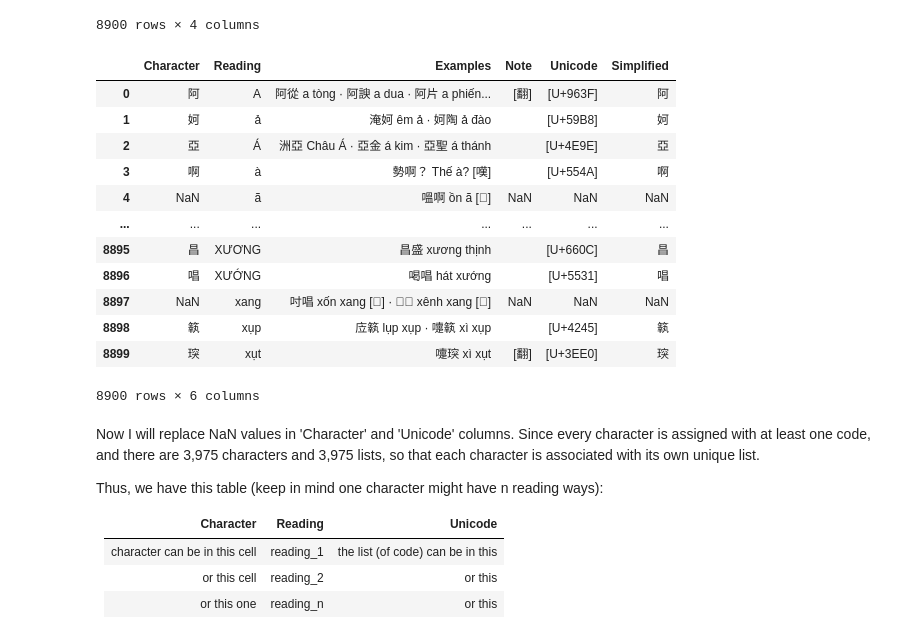
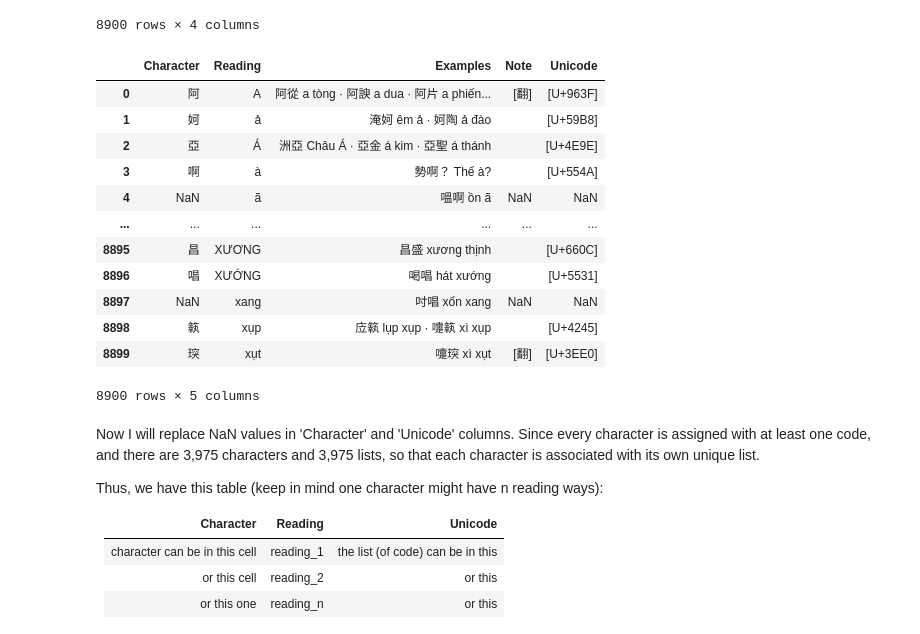
Before and after one commit to Huangphoux/standard-han-nom, a Jupyter notebook: standard_han_nom.ipynb, the cells around one changed output. Saved outputs shown, nothing was run; the diff lists cells and outputs as text; code cells hidden in the pictures.

Commit message:
Remove Notes, Grade, Simplified and Reformed characters

```diff
--- a/standard_han_nom.ipynb
+++ b/standard_han_nom.ipynb
@@ -129,36 +129,35 @@ standard_table_lv1['Unicode'] = standard_table_lv1['Note'].str.findall(r'(U\+[0-
 standard_table_lv1['Unicode'] = standard_table_lv1['Unicode'].apply(lambda x: np.nan if x == [] else x)
 
 standard_table_lv1['Note'] = standard_table_lv1['Note'].str.replace(r'(U\+[0-9A-Fa-f]+)', "", regex=True)
-standard_table_lv1['Note'] = standard_table_lv1['Note'].str.replace('()', "")
-standard_table_lv1['Note'] = standard_table_lv1['Note'].str.replace(' ( )', "")
-standard_table_lv1['Note'] = standard_table_lv1['Note'].str.replace('( ) ', "")
-standard_table_lv1['Note'] = standard_table_lv1['Note'].str.replace('( )', "")
+standard_table_lv1['Note'] = standard_table_lv1['Note'].str.replace(' ?( ?) ?', "", regex=True)
 
+standard_table_lv1['Examples'] = standard_table_lv1['Examples'].str.replace(r' ?(\[.*\]) ?', "", regex=True)
+standard_table_lv1['Examples'] = standard_table_lv1['Examples'].str.strip()
 
 #standard_table_lv1.drop('Note', axis=1, inplace=True)
 # %%
-standard_table_lv1['Simplified'] = standard_table_lv1['Character'].str.findall(r'（(.*)）')
-standard_table_lv1['Simplified'] = standard_table_lv1.apply(
-    lambda row: row['Character'] if row['Simplified'] == [] else row['Simplified'],
-    axis=1
-)
+# standard_table_lv1['Simplified'] = standard_table_lv1['Character'].str.findall(r'（(.*)）')
+# standard_table_lv1['Simplified'] = standard_table_lv1.apply(
+#     lambda row: row['Character'] if row['Simplified'] == [] else row['Simplified'],
+#     axis=1
+# )
 
 standard_table_lv1['Character'] = standard_table_lv1['Character'].str.replace(r'（(.*)）', "", regex=True)
 standard_table_lv1
 # %% [output]
-|  | Character | Reading | Examples | Note | Unicode | Simplified |
-| 0 | 阿 | A | 阿從 a tòng · 阿諛 a dua · 阿片 a phiến... | [翻] | [U+963F] | 阿 |
-| 1 | 妸 | ả | 淹妸 êm ả · 妸陶 ả đào |  | [U+59B8] | 妸 |
-| 2 | 亞 | Á | 洲亞 Châu Á · 亞金 á kim · 亞聖 á thánh |  | [U+4E9E] | 亞 |
-| 3 | 啊 | à | 勢啊？ Thế à? [嘆] |  | [U+554A] | 啊 |
-| 4 | NaN | ã | 嗢啊 ồn ã [𠸨] | NaN | NaN | NaN |
-| ... | ... | ... | ... | ... | ... | ... |
-| 8895 | 昌 | XƯƠNG | 昌盛 xương thịnh |  | [U+660C] | 昌 |
-| 8896 | 唱 | XƯỚNG | 喝唱 hát xướng |  | [U+5531] | 唱 |
-| 8897 | NaN | xang | 吋唱 xốn xang [𠸨] · 𫕸唱 xênh xang [𠸨] | NaN | NaN | NaN |
-| 8898 | 䉅 | xụp | 㡴䉅 lụp xụp · 嚏䉅 xì xụp |  | [U+4245] | 䉅 |
-| 8899 | 㻠 | xụt | 嚏㻠 xì xụt | [翻] | [U+3EE0] | 㻠 |
+|  | Character | Reading | Examples | Note | Unicode |
+| 0 | 阿 | A | 阿從 a tòng · 阿諛 a dua · 阿片 a phiến... | [翻] | [U+963F] |
+| 1 | 妸 | ả | 淹妸 êm ả · 妸陶 ả đào |  | [U+59B8] |
+| 2 | 亞 | Á | 洲亞 Châu Á · 亞金 á kim · 亞聖 á thánh |  | [U+4E9E] |
+| 3 | 啊 | à | 勢啊？ Thế à? |  | [U+554A] |
+| 4 | NaN | ã | 嗢啊 ồn ã | NaN | NaN |
+| ... | ... | ... | ... | ... | ... |
+| 8895 | 昌 | XƯƠNG | 昌盛 xương thịnh |  | [U+660C] |
+| 8896 | 唱 | XƯỚNG | 喝唱 hát xướng |  | [U+5531] |
+| 8897 | NaN | xang | 吋唱 xốn xang | NaN | NaN |
+| 8898 | 䉅 | xụp | 㡴䉅 lụp xụp · 嚏䉅 xì xụp |  | [U+4245] |
+| 8899 | 㻠 | xụt | 嚏㻠 xì xụt | [翻] | [U+3EE0] |
-8900 rows × 6 columns
+8900 rows × 5 columns
 # %% [markdown]
 Now I will replace NaN values in 'Character' and 'Unicode' columns. Since every character is assigned with at least one code, and there are 3,975 characters and 3,975 lists, so that each character is associated with its own unique list.
 
```
Also changed, not shown: parts of 4 cells of this notebook.
